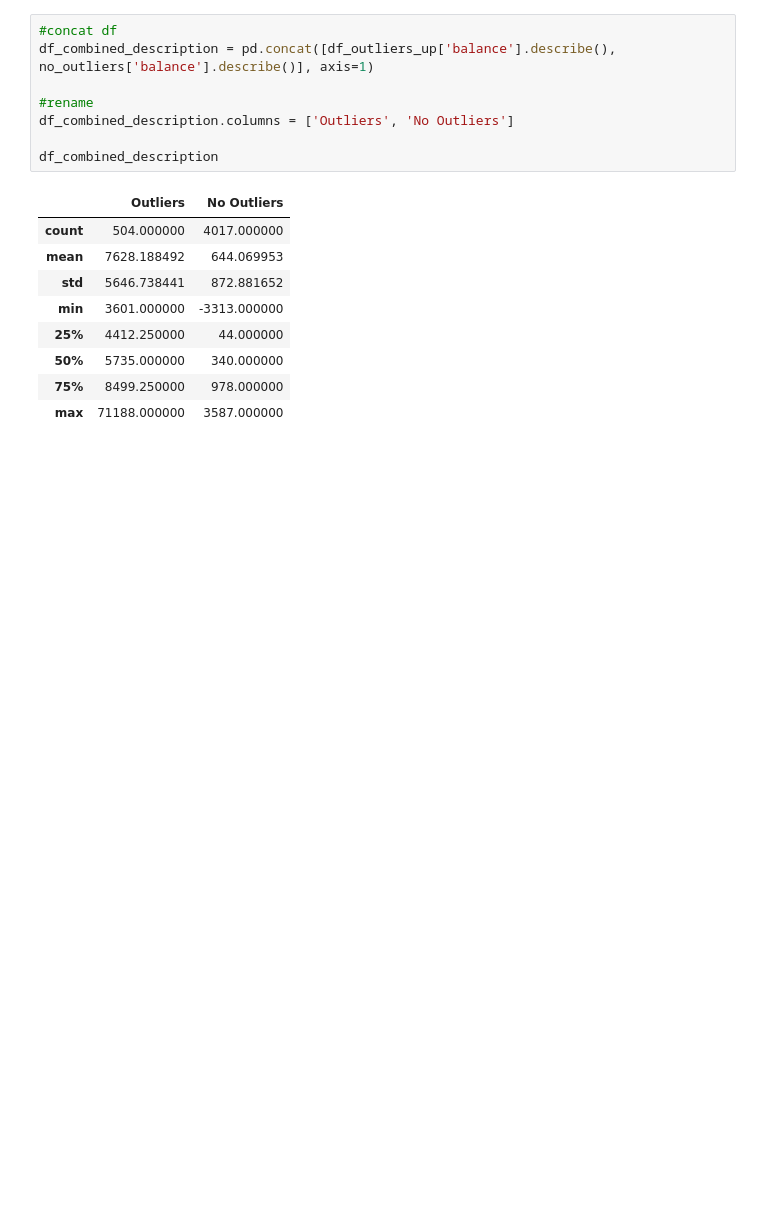
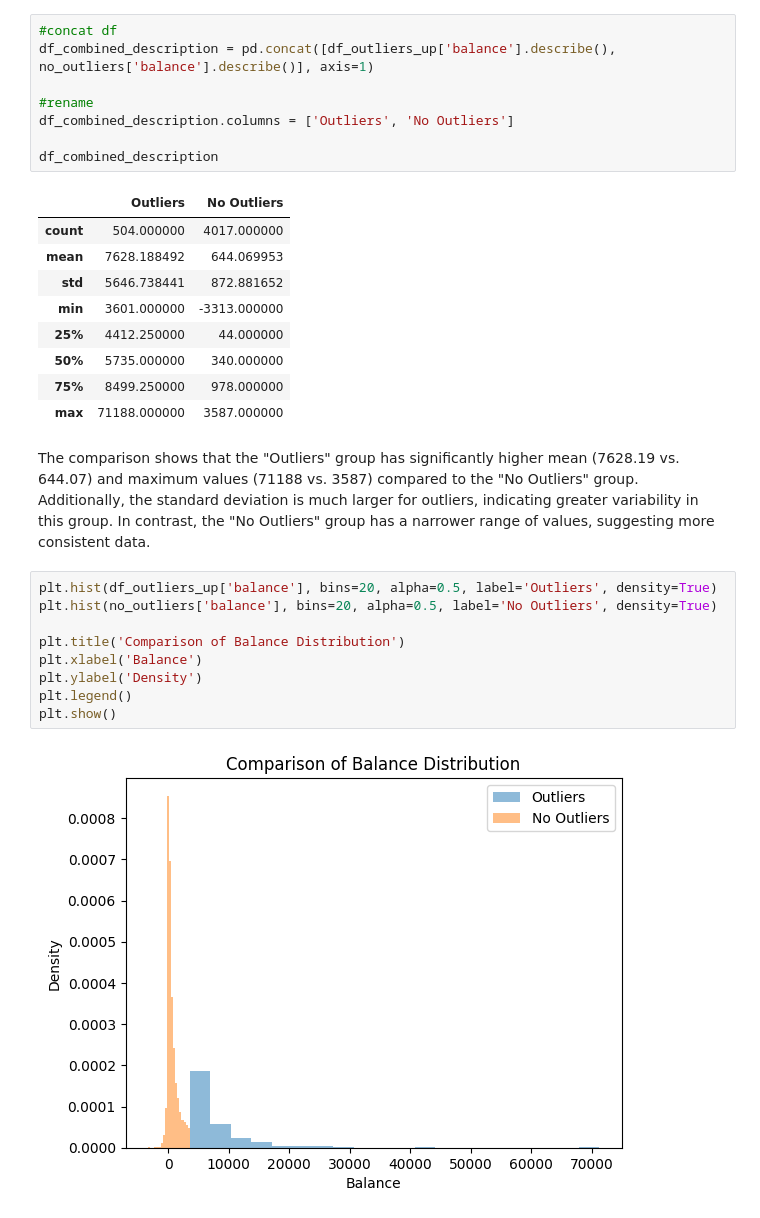
Before and after one commit to viktoruebelhart/uci_bank, a Jupyter notebook: UCI_BANK.ipynb, the cells around one changed output. Saved outputs shown, nothing was run; the diff lists cells and outputs as text; blank space fills up the shorter version.

```diff
--- a/UCI_BANK.ipynb
+++ b/UCI_BANK.ipynb
@@ -514,3 +514,16 @@ df_combined_description
 | 50% | 5735.000000 | 340.000000 |
 | 75% | 8499.250000 | 978.000000 |
 | max | 71188.000000 | 3587.000000 |
+# %% [markdown]
+The comparison shows that the "Outliers" group has significantly higher mean (7628.19 vs. 644.07) and maximum values (71188 vs. 3587) compared to the "No Outliers" group. Additionally, the standard deviation is much larger for outliers, indicating greater variability in this group. In contrast, the "No Outliers" group has a narrower range of values, suggesting more consistent data.
+# %%
+plt.hist(df_outliers_up['balance'], bins=20, alpha=0.5, label='Outliers', density=True)
+plt.hist(no_outliers['balance'], bins=20, alpha=0.5, label='No Outliers', density=True)
+
+plt.title('Comparison of Balance Distribution')
+plt.xlabel('Balance')
+plt.ylabel('Density')
+plt.legend()
+plt.show()
+# %% [output]
+[figure, added]
```
Also changed, not shown: parts of 1 cell of this notebook.
